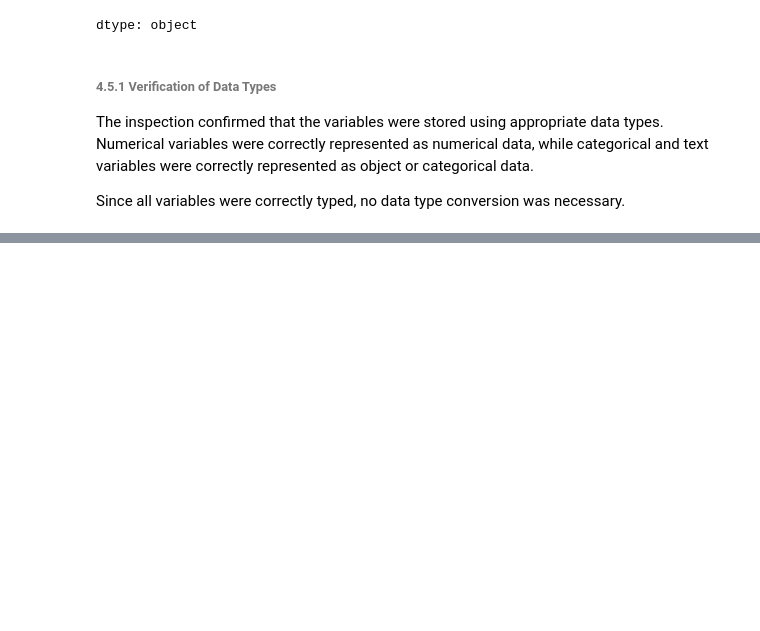
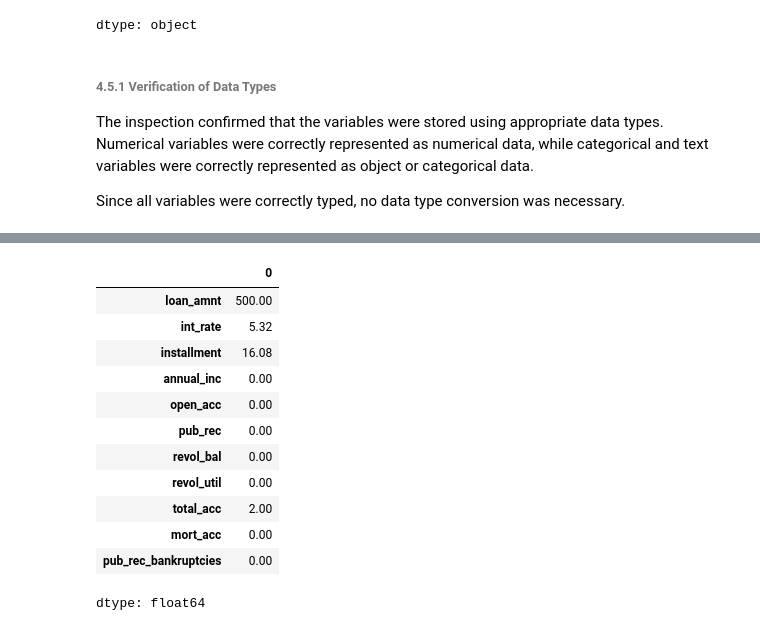
Before and after one commit to Clinton1029/Loan_Default_Project, a Jupyter notebook: Loan_Default.ipynb, the cells around one changed output, grey strips where cells are left out. Saved outputs shown, nothing was run; the diff lists cells and outputs as text; code cells hidden in the pictures; blank space fills up the shorter version.

```diff
--- a/Loan_Default.ipynb
+++ b/Loan_Default.ipynb
@@ -945,0 +958,32 @@ Since all variables were correctly typed, no data type conversion was necessary.
+# %%
+# Display the minimum value of selected numerical variables
+# to identify possible negative or invalid values
+df_processed[
+    [
+        'loan_amnt',
+        'int_rate',
+        'installment',
+        'annual_inc',
+        'open_acc',
+        'pub_rec',
+        'revol_bal',
+        'revol_util',
+        'total_acc',
+        'mort_acc',
+        'pub_rec_bankruptcies'
+    ]
+].min()
+# %% [output]
+|  | 0 |
+| loan_amnt | 500.00 |
+| int_rate | 5.32 |
+| installment | 16.08 |
+| annual_inc | 0.00 |
+| open_acc | 0.00 |
+| pub_rec | 0.00 |
+| revol_bal | 0.00 |
+| revol_util | 0.00 |
+| total_acc | 2.00 |
+| mort_acc | 0.00 |
+| pub_rec_bankruptcies | 0.00 |
+dtype: float64
```
Also changed, not shown: parts of 3 cells of this notebook.
